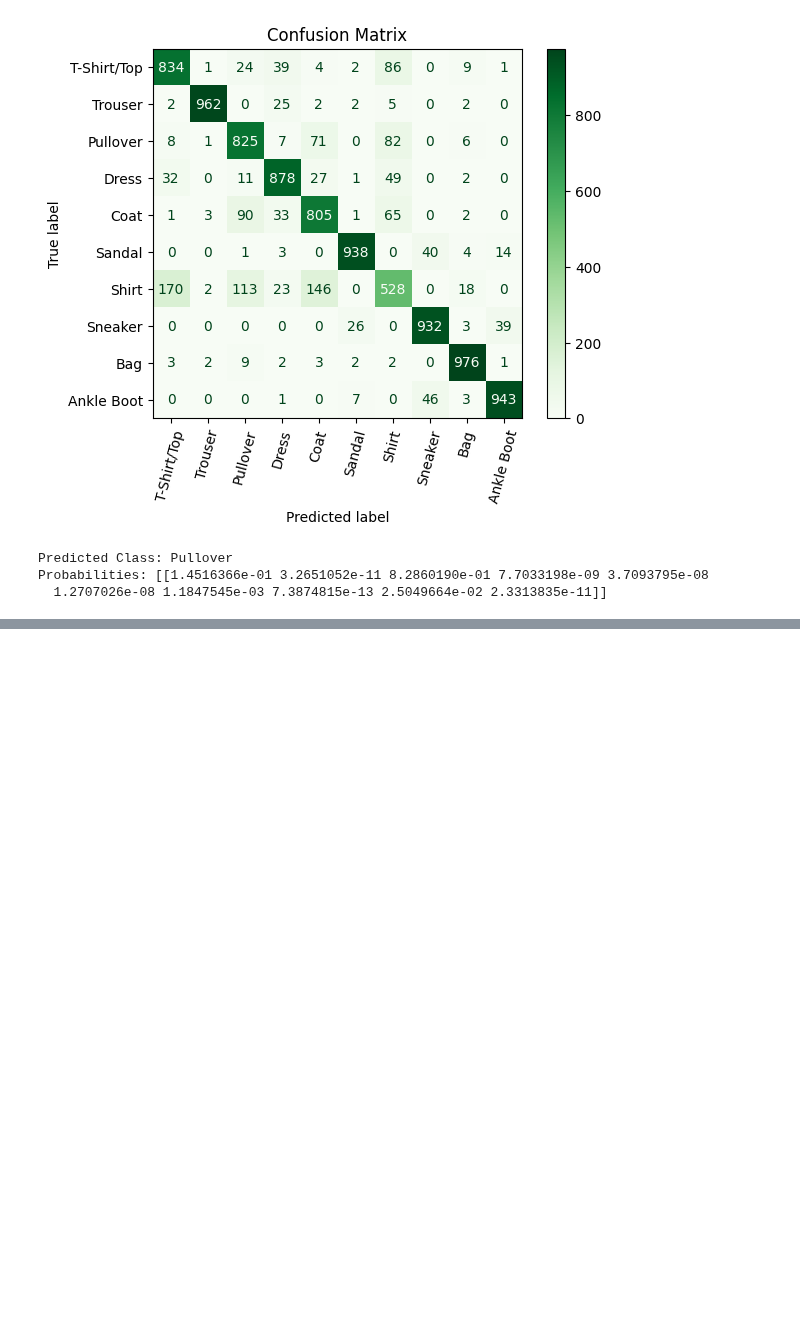
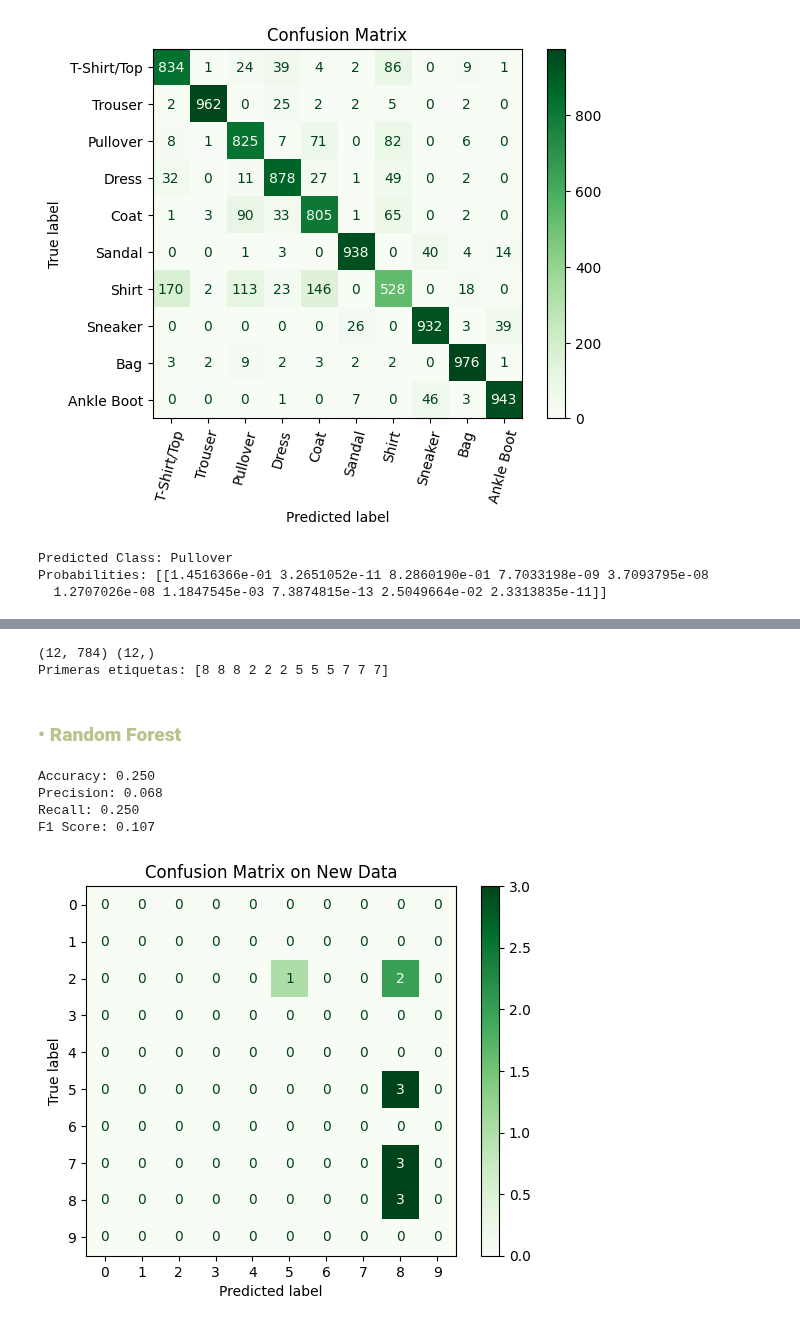
Before and after one commit to ch0fas/ML_Projects, a Jupyter notebook: fashion_mnist.ipynb, the cells around one changed output, grey strips where cells are left out. Saved outputs shown, nothing was run; the diff lists cells and outputs as text; code cells hidden in the pictures; blank space fills up the shorter version.

```diff
--- a/fashion_mnist.ipynb
+++ b/fashion_mnist.ipynb
@@ -597,0 +603,65 @@ Probabilities: [[1.4516366e-01 3.2651052e-11 8.2860190e-01 7.7033198e-09 3.70937
+# %%
+import os, re
+import numpy as np
+from tensorflow.keras.preprocessing import image
+
+ruta_imagenes = "FotosPrueba"
+
+class_map = {
+    'tshirt': 0, 'trouser': 1, 'pullover': 2, 'dress': 3,
+    'coat': 4, 'sandal': 5, 'shirt': 6, 'sneaker': 7,
+    'bag': 8, 'ankleboot': 9
+}
+
+imagenes_paths, labels = [], []
+for archivo in os.listdir(ruta_imagenes):
+    if archivo.lower().endswith(('.jpg', '.png', '.jpeg')):
+        imagenes_paths.append(os.path.join(ruta_imagenes, archivo))
+        nombre_clase = re.match(r"[A-Za-z_]+", archivo).group().lower()
+        labels.append(class_map[nombre_clase])
+
+# cargar, normalizar y aplanar en una sola pasada
+x_prueba = np.array([
+    image.img_to_array(
+        image.load_img(ruta, color_mode="grayscale", target_size=(28, 28))
+    ).squeeze() for ruta in imagenes_paths
+], dtype="float32") / 255.0
+
+x_prueba = x_prueba.reshape(len(x_prueba), -1)  # (n_imagenes, 784)
+y = np.array(labels, dtype="int")
+
+print(x_prueba.shape, y.shape)
+print("Primeras etiquetas:", y[:])
+# %% [output]
+(12, 784) (12,)
+Primeras etiquetas: [8 8 8 2 2 2 5 5 5 7 7 7]
+# %% [markdown]
+### <font color= #bbc28d>• **Random Forest** </font>
+# %%
+# Make predictions
+y_pred = rf_clf.predict(x_prueba)
+
+# Metrics
+accuracy = accuracy_score(y, y_pred)
+precision = precision_score(y, y_pred, average='weighted', zero_division=0)
+recall = recall_score(y, y_pred, average='weighted', zero_division=0)
+f1 = f1_score(y, y_pred, average='weighted', zero_division=0)
+
+print(f'Accuracy: {accuracy:.3f}')
+print(f'Precision: {precision:.3f}')
+print(f'Recall: {recall:.3f}')
+print(f'F1 Score: {f1:.3f}')
+
+# CM
+all_labels = np.arange(10)  # all Fashion-MNIST classes
+cm = confusion_matrix(y, y_pred, labels=all_labels)
+disp = ConfusionMatrixDisplay(confusion_matrix=cm, display_labels=all_labels)
+disp.plot(cmap='Greens')
+plt.title('Confusion Matrix on New Data')
+plt.show()
+# %% [output]
+Accuracy: 0.250
+Precision: 0.068
+Recall: 0.250
+F1 Score: 0.107
+[figure, added]
```
Also changed, not shown: parts of 8 cells of this notebook.
